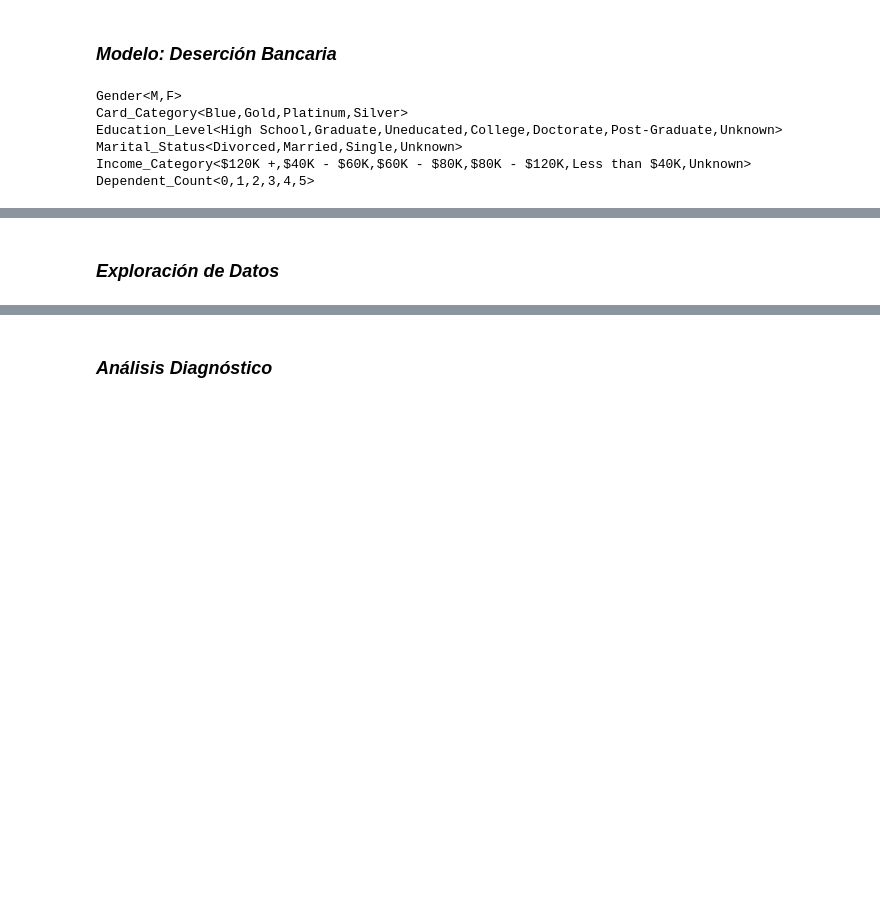
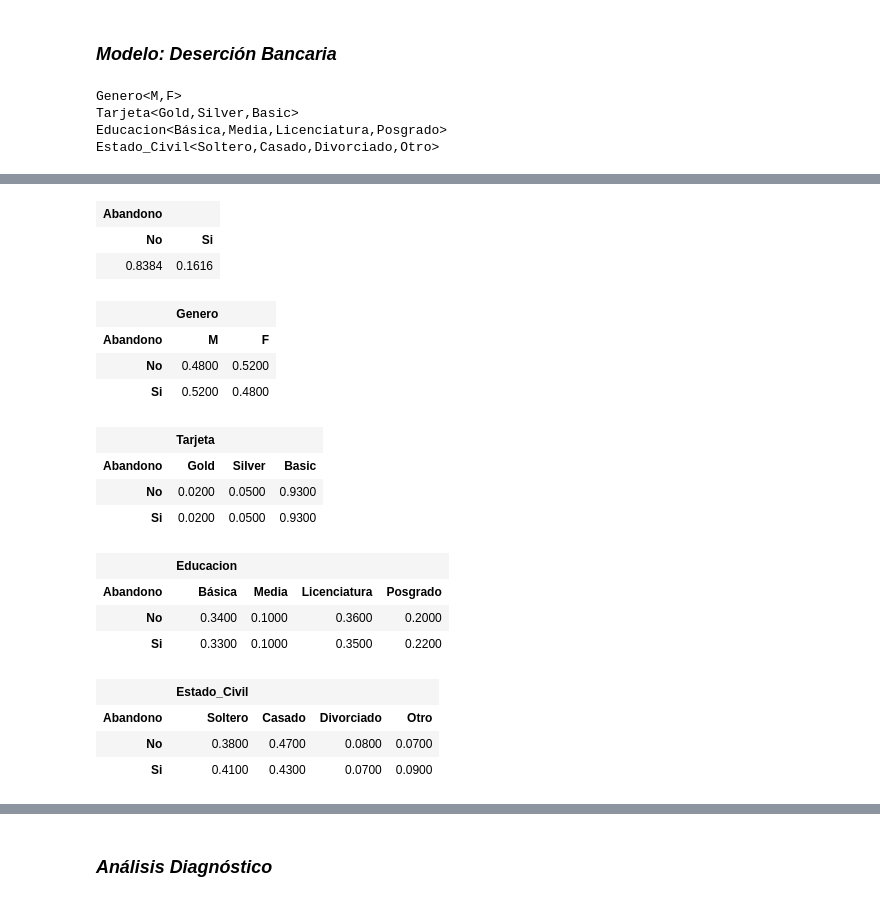
Before and after one commit to sagc13/Fundamentos-tecnicos-y-aplicaciones-ML, a Jupyter notebook: Examen_Fundamentos_ML.ipynb, the cells around one changed output, grey strips where cells are left out. Saved outputs shown, nothing was run; the diff lists cells and outputs as text; code cells hidden in the pictures; blank space fills up the shorter version.

```diff
--- a/Examen_Fundamentos_ML.ipynb
+++ b/Examen_Fundamentos_ML.ipynb
@@ -516,25 +504,70 @@ files.upload()
 ### *Modelo: Deserción Bancaria*
 # %%
 # Creación de modelo de Deserción bancaria:
-# La variable dependiente es (Attition_flag), es decir está condicionada a
+# La variable dependiente es (Abandono), es decir está condicionada a
 # las otras variables que son independientes entre ellas
-bn = gum.BayesNet("Attrition_Flag")
-bn =gum.fastBN("Gender{M|F}<-Attrition_Flag{Existing Customer|Attrited Customer}->Card_Category{Blue|Gold|Platinum|Silver};Education_Level{High School|Graduate|Uneducated|College|Doctorate|Post-Graduate|Unknown}<-Attrition_Flag;Marital_Status{Divorced|Married|Single|Unknown}<-Attrition_Flag;Income_Category{$120K +|$40K - $60K|$60K - $80K|$80K - $120K|Less than $40K|Unknown}<-Attrition_Flag;Dependent_Count{0|1|2|3|4|5}<-Attrition_Flag")
-print(bn.variable("Gender"))
-print(bn.variable("Card_Category"))
-print(bn.variable("Education_Level"))
-print(bn.variable("Marital_Status"))
-print(bn.variable("Income_Category"))
-print(bn.variable("Dependent_Count"))
+bn = gum.BayesNet("Abandono")
+bn =gum.fastBN("Genero{M|F}<-Abandono{No|Si}->Tarjeta{Gold|Silver|Basic};Educacion{Básica|Media|Licenciatura|Posgrado}<-Abandono;Estado_Civil{Soltero|Casado|Divorciado|Otro}<-Abandono")
+
+print(bn.variable("Genero"))
+print(bn.variable("Tarjeta"))
+print(bn.variable("Educacion"))
+print(bn.variable("Estado_Civil"))
 # %% [output]
-Gender<M,F>
-Card_Category<Blue,Gold,Platinum,Silver>
-Education_Level<High School,Graduate,Uneducated,College,Doctorate,Post-Graduate,Unknown>
-Marital_Status<Divorced,Married,Single,Unknown>
-Income_Category<$120K +,$40K - $60K,$60K - $80K,$80K - $120K,Less than $40K,Unknown>
-Dependent_Count<0,1,2,3,4,5>
+Genero<M,F>
+Tarjeta<Gold,Silver,Basic>
+Educacion<Básica,Media,Licenciatura,Posgrado>
+Estado_Civil<Soltero,Casado,Divorciado,Otro>
 # %%
 gnb.showBN(bn, size="9")
 # %% [output]
 [drawing not drawn]
+# %%
+bn.cpt('Abandono')[:] = [.83, .16]
+bn.cpt('Abandono').normalizeAsCPT()
+bn.cpt('Abandono')
+# %% [output]
+| Abandono |  |
+| No | Si |
+| 0.8384 | 0.1616 |
+# %%
+bn.cpt('Genero')[{'Abandono':'No'}] = [.48, .52]
+bn.cpt('Genero')[{'Abandono':'Si'}] = [.52, .48]
+bn.cpt('Genero').normalizeAsCPT()
+bn.cpt('Genero')
+# %% [output]
+|  | Genero |  |
+| Abandono | M | F |
+| No | 0.4800 | 0.5200 |
+| Si | 0.5200 | 0.4800 |
+# %%
+bn.cpt('Tarjeta')[{'Abandono':'No'}] = [.02,.05,.93]
+bn.cpt('Tarjeta')[{'Abandono':'Si'}] = [.02,.05,.93]
+bn.cpt('Tarjeta').normalizeAsCPT()
+bn.cpt('Tarjeta')
+# %% [output]
+|  | Tarjeta |  |  |
+| Abandono | Gold | Silver | Basic |
+| No | 0.0200 | 0.0500 | 0.9300 |
+| Si | 0.0200 | 0.0500 | 0.9300 |
+# %%
+bn.cpt('Educacion')[{'Abandono':'No'}] = [.34,.10,.36,.20]
+bn.cpt('Educacion')[{'Abandono':'Si'}] = [.33,.10,.35,.22]
+bn.cpt('Educacion').normalizeAsCPT()
+bn.cpt('Educacion')
+# %% [output]
+|  | Educacion |  |  |  |
+| Abandono | Básica | Media | Licenciatura | Posgrado |
+| No | 0.3400 | 0.1000 | 0.3600 | 0.2000 |
+| Si | 0.3300 | 0.1000 | 0.3500 | 0.2200 |
+# %%
+bn.cpt('Estado_Civil')[{'Abandono':'No'}] = [.38,.47,.08,.07]
+bn.cpt('Estado_Civil')[{'Abandono':'Si'}] = [.41,.43,.07,.09]
+bn.cpt('Estado_Civil').normalizeAsCPT()
+bn.cpt('Estado_Civil')
+# %% [output]
+|  | Estado_Civil |  |  |  |
+| Abandono | Soltero | Casado | Divorciado | Otro |
+| No | 0.3800 | 0.4700 | 0.0800 | 0.0700 |
+| Si | 0.4100 | 0.4300 | 0.0700 | 0.0900 |
 # %%
@@ -542,4 +575,2 @@ gnb.showInference(bn, size="9")
 # %% [output]
 [drawing not drawn]
-# %% [markdown]
-### *Exploración de Datos*
```
Also changed, not shown: parts of 33 cells of this notebook.
